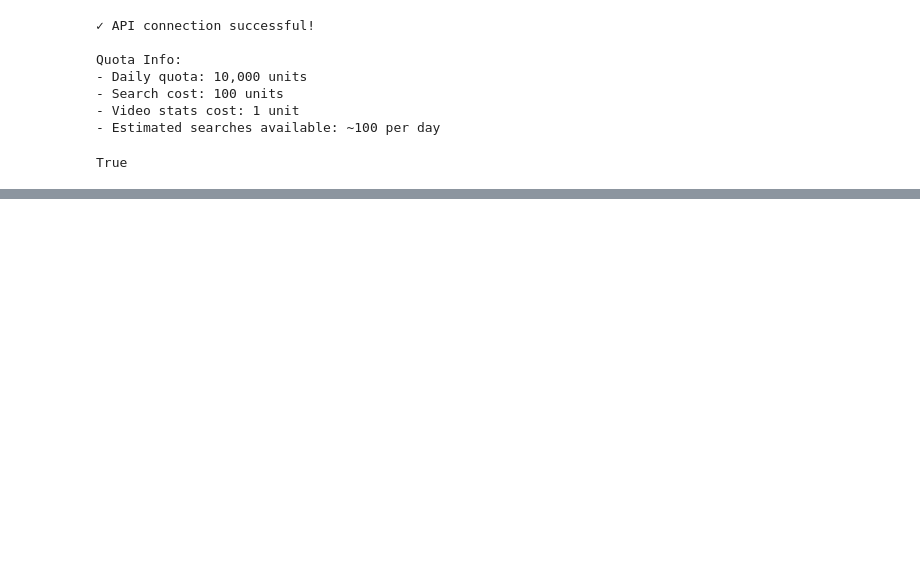
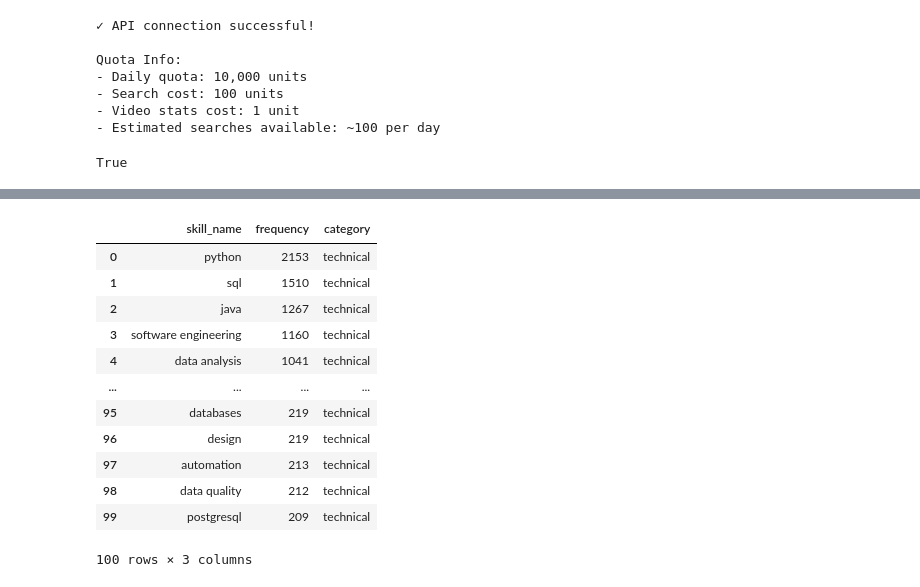
Before and after one commit to JayWu0512/SkillMiner, a Jupyter notebook: database/notebooks/03_skills_api_exploration.ipynb, the cells around one changed output, grey strips where cells are left out. Drawn from its saved outputs; the diff is of its cells as text; code cells hidden in the pictures; blank space fills up the shorter version.

Commit message:
Explore and insert repos to the skill enhancement tables in RDS

```diff
--- a/database/notebooks/03_skills_api_exploration.ipynb
+++ b/database/notebooks/03_skills_api_exploration.ipynb
@@ -706,22 +706,28 @@ def categorize_skill(skill_name):
     skill_lower = skill_name.lower()
 
     # Technical skills indicators
-    technical_indicators = [
-        'python', 'java', 'sql', 'aws', 'docker', 'kubernetes', 'git',
-        'react', 'angular', 'node', 'c++', 'c#', 'linux', 'api', 'cloud',
-        'database', 'devops', 'ci/cd', 'terraform', 'jenkins', 'spark',
-        'hadoop', 'kafka', 'nosql', 'javascript', 'typescript', 'html',
-        'css', 'azure', 'gcp', 'machine learning', 'ml', 'data science',
-        'programming', 'software', 'development', 'engineering', 'coding'
-    ]
+    technical_indicators = ['python', 'sql', 'java', 'software engineering', 'data analysis',
+                   'software development', 'c++', 'aws', 'machine learning', 'linux',
+                   'git', 'computer science', 'javascript', 'data visualization', 'agile',
+                   'kubernetes', 'docker', 'cloud computing', 'data science', 'devops',
+                     'azure', 'project management', 'agile development', 'unit testing',
+                       'tableau', 'data analytics', 'jira', 'r', 'c#', 'react', 'data modeling',
+                       'nosql', 'software design', 'data engineering', 'testing', 'jenkins',
+                       'algorithms', 'scrum', 'spark', 'troubleshooting', 'debugging',
+                       'statistics', 'data management', 'data warehousing', 'data structures',
+                       'microservices', 'data mining', 'typescript', 'artificial intelligence',
+                       'ci/cd', 'gcp', 'kafka', 'html', 'distributed systems', 'c/c++',
+                       'software testing', 'css', 'business intelligence', 'engineering',
+                         'software architecture', 'hadoop', 'power bi', 'go', 'scala', 'continuous integration',
+                         'c', 'documentation', 'etl', 'angular', 'reporting', 'data integration',
+                         'big data', 'mathematics', 'data pipelines', 'data governance', 'statistical analysis',
+                         'confluence', 'excel', 'node.js', 'mysql', 'oracle', 'databases', 'design', 'automation', 'data quality', 'postgresql']
 
     # Soft skills indicators
-    soft_indicators = [
-        'communication', 'leadership', 'teamwork', 'collaboration',
-        'problem solving', 'problemsolving', 'creativity', 'adaptability',
-        'mentoring', 'coaching', 'presentation', 'time management',
-        'organization', 'analytical', 'detail', 'initiative', 'agile'
-    ]
+    soft_indicators = ['communication', 'problem solving', 'communication skills',
+                   'teamwork', 'collaboration', 'problemsolving', 'analytical skills',
+                     'attention to detail', 'leadership', 'mentoring', 'problemsolving skills',
+                       'critical thinking', 'time management']
 
     # Check for matches
     if any(indicator in skill_lower for indicator in technical_indicators):
@@ -734,7 +740,7 @@ def categorize_skill(skill_name):
 # Extract and categorize
 skill_counter = extract_skills_frequency(skills_df)
 
-top_25_with_category = pd.DataFrame([
+top_100_with_category = pd.DataFrame([
     {
         'skill_name': skill,
         'frequency': count,
@@ -747,13 +753,13 @@ print(f"Total unique skills: {len(skill_counter)}")
 print(f"\n{'='*70}")
 print("TOP 25 MOST IN-DEMAND SKILLS (with categories)")
 print(f"{'='*70}\n")
-print(top_25_with_category.to_string(index=False))
+print(top_100_with_category.to_string(index=False))
 
 # Summary by category
 print(f"\n{'='*40}")
 print("Category Breakdown in Top 25:")
 print(f"{'='*40}")
-print(top_25_with_category['category'].value_counts())
+print(top_100_with_category['category'].value_counts())
 # %% [output]
 Total unique skills: 54004
 
@@ -922,0 +1059,16 @@ print(strategy_results[['title', 'channel', 'query_used']].to_string(index=False
+# %%
+top_100_with_category
+# %% [output]
+|  | skill_name | frequency | category |
+| 0 | python | 2153 | technical |
+| 1 | sql | 1510 | technical |
+| 2 | java | 1267 | technical |
+| 3 | software engineering | 1160 | technical |
+| 4 | data analysis | 1041 | technical |
+| ... | ... | ... | ... |
+| 95 | databases | 219 | technical |
+| 96 | design | 219 | technical |
+| 97 | automation | 213 | technical |
+| 98 | data quality | 212 | technical |
+| 99 | postgresql | 209 | technical |
+100 rows × 3 columns
```
Also changed, not shown: parts of 21 cells of this notebook.
